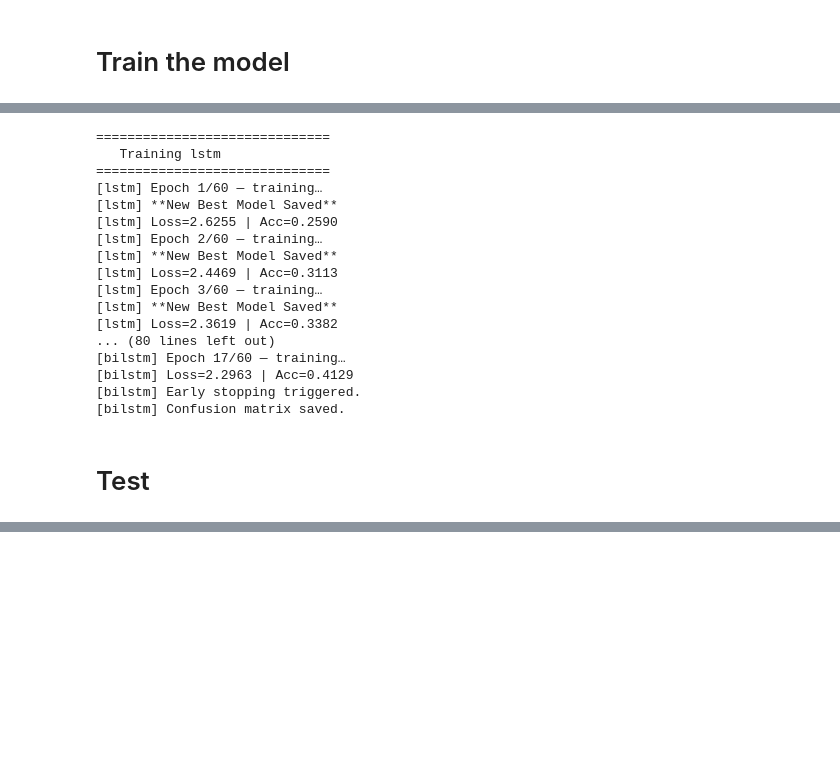
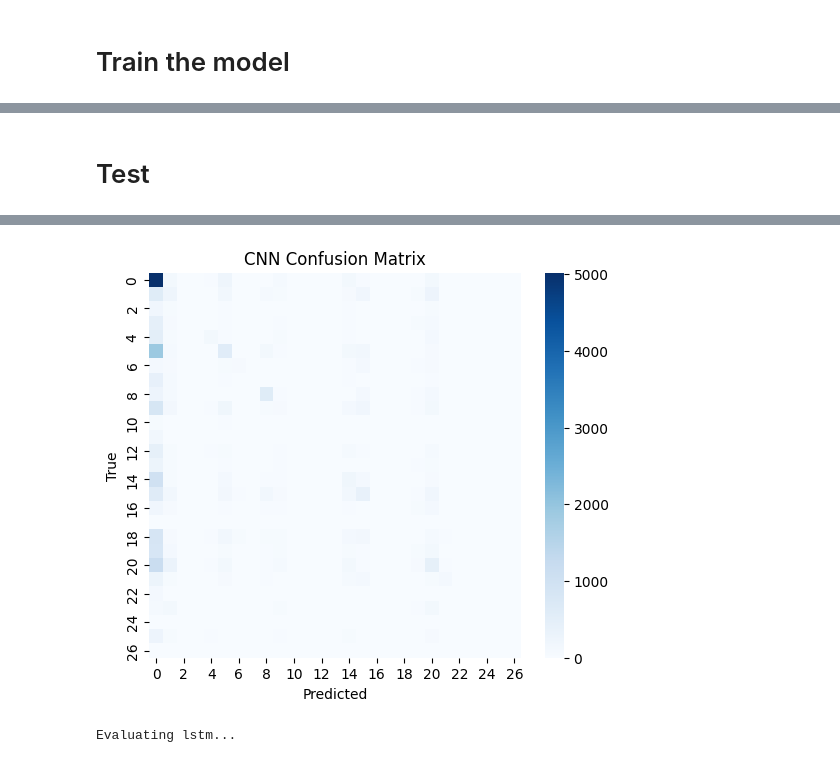
Before and after one commit to TewodrosAdimas/charLevelSequenceModeling, a Jupyter notebook: main.ipynb, the cells around one changed output, grey strips where cells are left out. Drawn from its saved outputs; the diff is of its cells as text; code cells hidden in the pictures; blank space fills up the shorter version.

```diff
--- a/main.ipynb
+++ b/main.ipynb
@@ -594,31 +608,3 @@ for name, model in models.items():
-# %%
-# Train all models 200
-models = {
-
-    "lstm": CharModel(n_vocab),
-    "bilstm": CharBiLSTM(n_vocab)
-}
-
-for name, model in models.items():
-    train_model(model, name)
-# %% [output]
-==============================
-   Training lstm
-==============================
-[lstm] Epoch 1/60 — training…
-[lstm] **New Best Model Saved**
-[lstm] Loss=2.6255 | Acc=0.2590
-[lstm] Epoch 2/60 — training…
-[lstm] **New Best Model Saved**
-[lstm] Loss=2.4469 | Acc=0.3113
-[lstm] Epoch 3/60 — training…
-[lstm] **New Best Model Saved**
-[lstm] Loss=2.3619 | Acc=0.3382
-... (80 lines left out)
-[bilstm] Epoch 17/60 — training…
-[bilstm] Loss=2.2963 | Acc=0.4129
-[bilstm] Early stopping triggered.
-[bilstm] Confusion matrix saved.
 # %% [markdown]
 # Test
 # %%
@@ -673,3 +659,41 @@ def evaluate_model(model, dataloader, model_name):
     cm = confusion_matrix(all_targets, all_preds)
 
     return avg_loss, accuracy, cm
+# %%
+import seaborn as sns
+import matplotlib.pyplot as plt
+import numpy as np
+
+# Recreate model objects (same definitions as training)
+models_eval = {
+    "cnn": CharCNN(n_vocab),
+    "lstm": CharModel(n_vocab),
+    "bilstm": CharBiLSTM(n_vocab)
+}
+
+results_eval = {}
+
+for name, model in models_eval.items():
+    print(f"\nEvaluating {name}...")
+
+    # Load best weights
+    model = load_model(model, f"{name}_best.pth")
+
+    # Evaluate (loss, accuracy, confusion matrix)
+    loss, acc, cm = evaluate_model(model, loader_test, name)
+
+    # Store results
+    results_eval[name] = {"loss": loss, "acc": acc, "cm": cm}
+
+    # Print metrics
+    print(f"[{name}] Loss={loss:.4f} | Acc={acc:.4f}")
+
+    # ---- Plot confusion matrix immediately ----
+    cm = np.array(cm)
+    plt.figure(figsize=(6,5))
+    sns.heatmap(cm, annot=False, cmap="Blues")
+    plt.title(f"{name.upper()} Confusion Matrix")
+    plt.xlabel("Predicted")
+    plt.ylabel("True")
+    plt.show()
+# %% [output]
@@ -676 +702,3 @@ def evaluate_model(model, dataloader, model_name):
+[figure, added]
+Evaluating lstm...
 # %%
```
Also changed, not shown: parts of 4 cells of this notebook.
